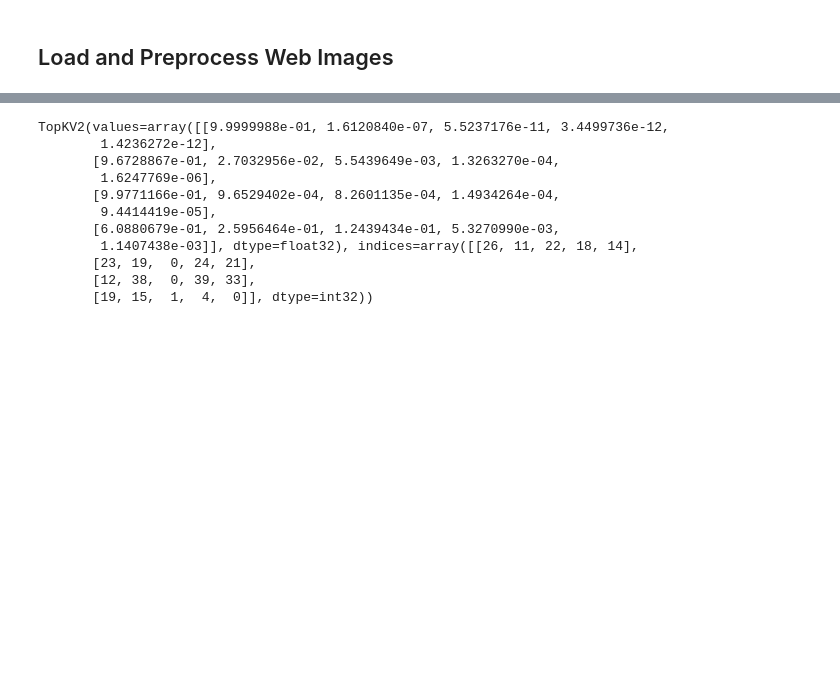
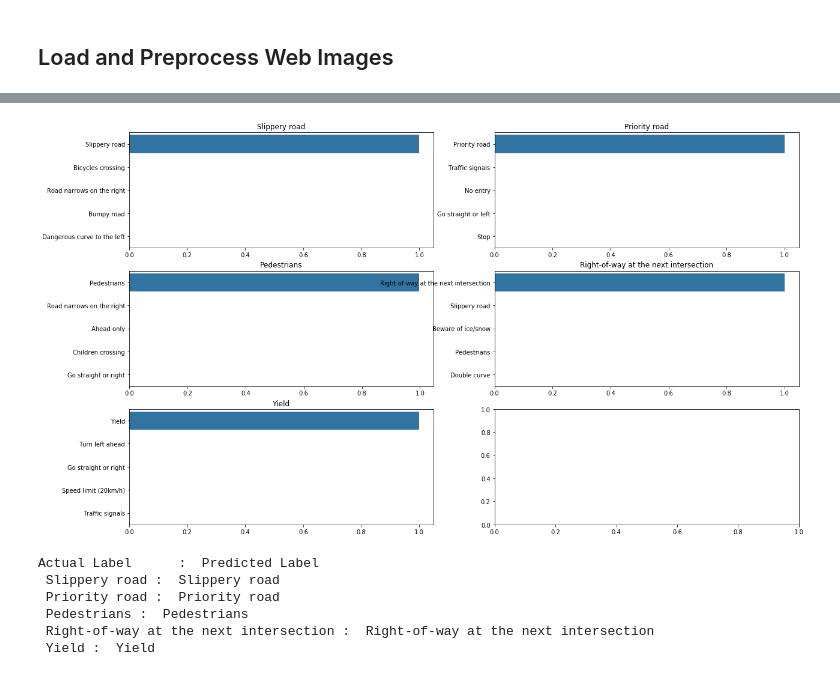
Before and after one commit to srikanthadya/Traffic-Signal-Classification, a Jupyter notebook: Traffic-Sign-Classifier-Augmented-Data.ipynb, the cells around one changed output, grey strips where cells are left out. Saved outputs shown, nothing was run; the diff lists cells and outputs as text; code cells hidden in the pictures; blank space fills up the shorter version.

```diff
--- a/Traffic-Sign-Classifier-Augmented-Data.ipynb
+++ b/Traffic-Sign-Classifier-Augmented-Data.ipynb
@@ -384,18 +388,31 @@ pedestrian.jpg
 # %%
 with tf.Session() as sess:
-    saver.restore(sess, './lenet')
+    saver.restore(sess, './lenet_bestfit')
     top_k = sess.run(tf.nn.top_k(tf.nn.softmax(logits), k=5), feed_dict={x: images, y: labels, keep_prob: 1})
-
-print(top_k)
-# %% [output]
-TopKV2(values=array([[9.9999988e-01, 1.6120840e-07, 5.5237176e-11, 3.4499736e-12,
-        1.4236272e-12],
-       [9.6728867e-01, 2.7032956e-02, 5.5439649e-03, 1.3263270e-04,
-        1.6247769e-06],
-       [9.9771166e-01, 9.6529402e-04, 8.2601135e-04, 1.4934264e-04,
-        9.4414419e-05],
-       [6.0880679e-01, 2.5956464e-01, 1.2439434e-01, 5.3270990e-03,
-        1.1407438e-03]], dtype=float32), indices=array([[26, 11, 22, 18, 14],
-       [23, 19,  0, 24, 21],
-       [12, 38,  0, 39, 33],
-       [19, 15,  1,  4,  0]], dtype=int32))
+# %%
+import seaborn as sns
+import pandas as pd
+
+df = pd.read_csv("signnames.csv")
+fig,axs = plt.subplots(3,2,figsize=(20,12))
+count = 0
+for i in range(3):
+  for j in range(2):
+    if count < 5:
+      #print(df.SignName.iloc[top_k.indices[count]].values)
+      sns.barplot(top_k.values[count],df.SignName.iloc[top_k.indices[count]].values,orient='h',ax=axs[i, j])
+      axs[i, j].set_title(df.SignName.iloc[labels[count]])
+      #axs[i, j].axis('off')
+      count+=1
+plt.show()
+print("Actual Label      :  Predicted Label ")
+for i in range(5):
+  print(" {0} :  {1}".format(df.SignName.iloc[labels[i]],df.SignName.iloc[top_k.indices[i][0]]))
+# %% [output]
+[figure, added]
+Actual Label      :  Predicted Label
+ Slippery road :  Slippery road
+ Priority road :  Priority road
+ Pedestrians :  Pedestrians
+ Right-of-way at the next intersection :  Right-of-way at the next intersection
+ Yield :  Yield
```
Also changed, not shown: parts of 6 cells of this notebook, 15 other files.
